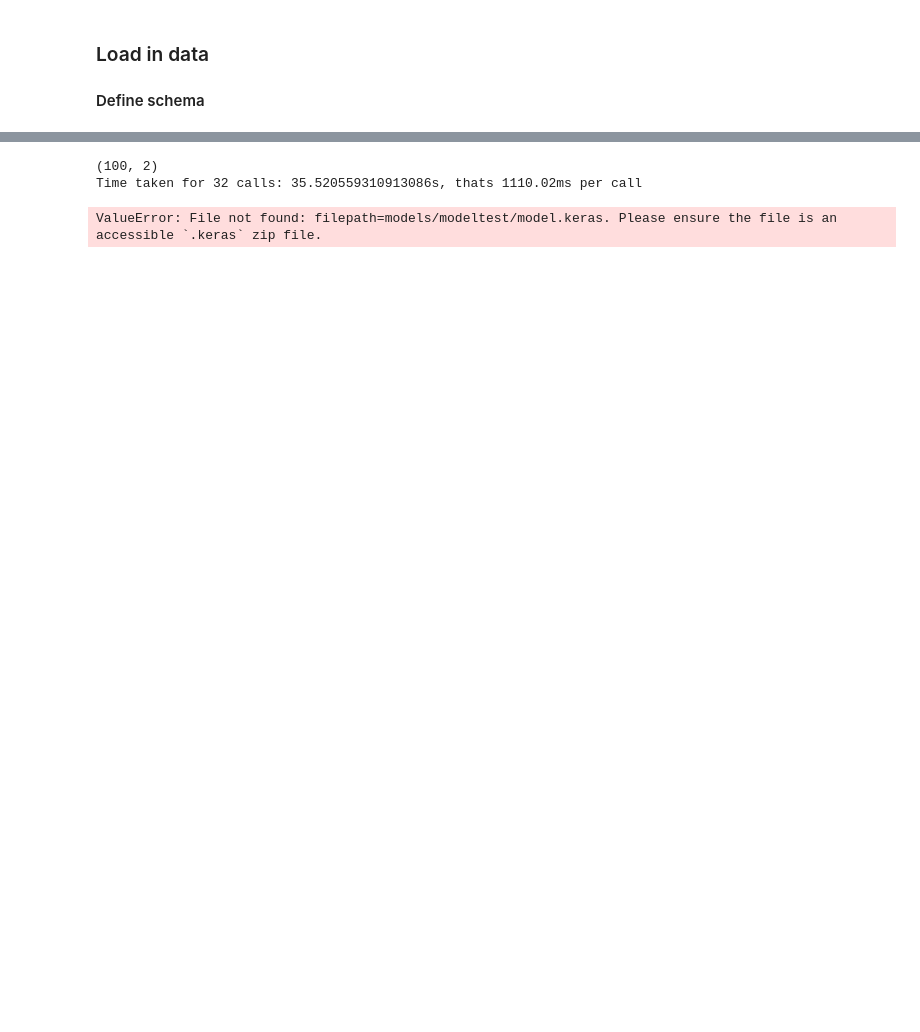
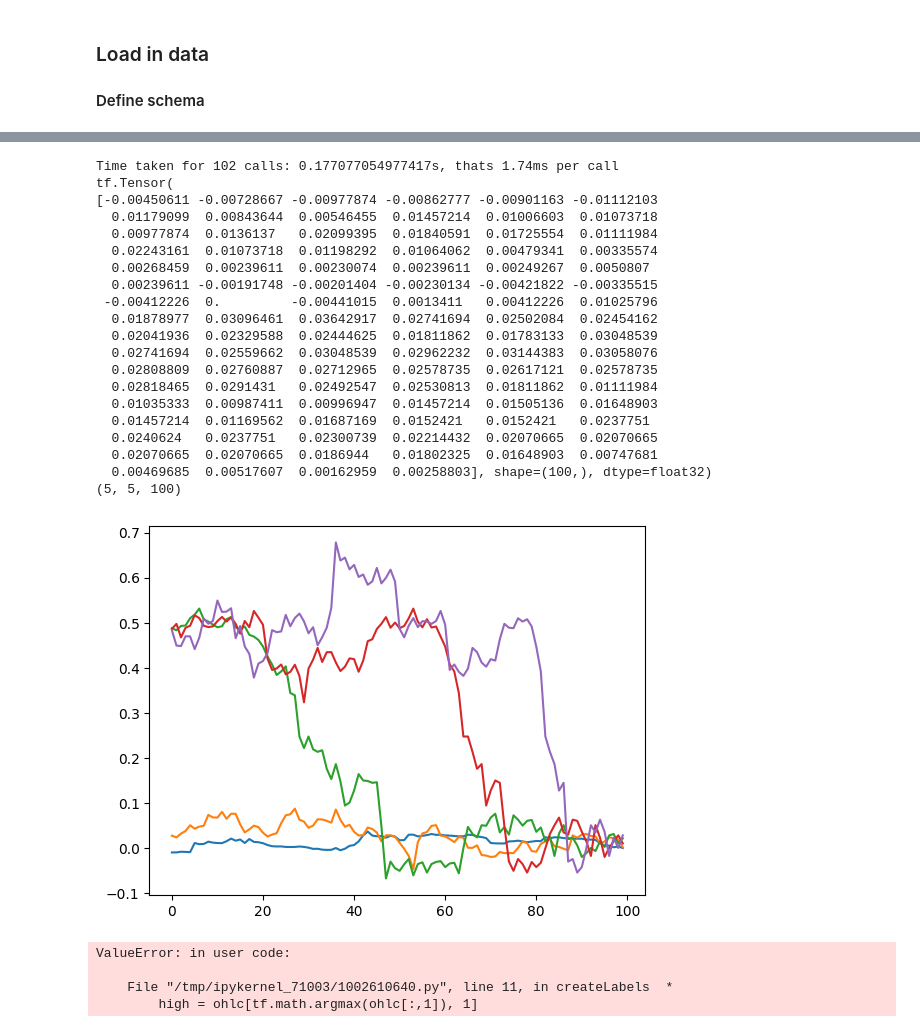
Before and after one commit to AlexShulzycki/levbot, a Jupyter notebook: Training/Window batching.ipynb, the cells around one changed output, grey strips where cells are left out. Drawn from its saved outputs; the diff is of its cells as text; code cells hidden in the pictures; blank space fills up the shorter version.

Commit message:
Jitification complete, we are now running like 1000 times faster lmao one epoch takes 47 seconds

```diff
--- a/Training/Window batching.ipynb
+++ b/Training/Window batching.ipynb
@@ -63,6 +63,6 @@ def slider():
 dataset = tf.data.Dataset.from_generator(slider,
     output_signature=(
         tf.TensorSpec((batchsize, 5,5,windowsize), dtype=tf.float32),
-        tf.TensorSpec((batchsize, lookahead+1,5), dtype=tf.float32))
+        tf.TensorSpec((batchsize, 5, 5, lookahead+1), dtype=tf.float32))
     )
 # %% [output]
@@ -73,18 +73,18 @@ I0000 00:00:1738851590.657663   23549 gpu_device.cc:2022] Created device /job:lo
 ws = slider()
 res = ws.__iter__().__next__()
 data = tf.convert_to_tensor(res[1])
+shape = data.shape
+print(data.shape)
 
-shape = data.shape
+dividepricesby = tf.reshape(data[:,0,0,0], (shape[0], 1, 1, 1))
+print(dividepricesby.shape)
+prices = tf.divide(data[:,:,0:4], dividepricesby) # divide by latest base timeframe close
+prices -= 1 # zero out
+prices *= 10 # convert to 1/10 percentage, so 1 = 10 percent
 
-# lookforward label making, format: batch, time (ascending from current), ohlcv
-divided = tf.divide(data, tf.reshape(data[:,0], (shape[0], 1, 5)))# divide lookforward by the base timeframe latest open
-# we expand dims because we are dividing each time the same
-divided -= 1 # zero out
-divided *= 10 # convert to 1/10th percentage, so 1 = 10 percent
-max = tf.reduce_max(divided[:,:,1], 1)
-min = tf.reduce_min(divided[:,:,2], 1)
-print(max.shape)
-print(min.shape)
-label = tf.stack([min, max], axis = 1)
+low = tf.reduce_min(prices[:,0,2], 1)
+high = tf.reduce_max(prices[:,0,1], 1)
+
+label = tf.stack([low, high], axis = 1)
 print(label.shape)
 # %% [output]
@@ -176,24 +203,42 @@ def printtimeframe(features):
         #plt.show()
     plt.show()
 # %%
-iterate_over = dataset.map(createLabelsbatch)
-iterate_over = dataset
+iterate_over = dataset.map(createLabelsBatch)
 
 import time
 t0 = None
 for i, data in enumerate(iterate_over):
     if np.any((tf.math.is_nan(data[0]))):
         print("NaN in data")
     if i == 0:
         t0 = time.time()
-    if i > 30:
+    if i > 100:
         tdelta = time.time() - t0
         print(f"Time taken for {i+1} calls: {tdelta}s, thats {((tdelta/(i+1))*1000):.2f}ms per call")
-        #printtimeframe(data[0])
+        printtimeframe(data[0])
         break
 # %% [output]
-(100, 2)
-Time taken for 32 calls: 35.520559310913086s, thats 1110.02ms per call
+Time taken for 102 calls: 0.177077054977417s, thats 1.74ms per call
+tf.Tensor(
+[-0.00450611 -0.00728667 -0.00977874 -0.00862777 -0.00901163 -0.01112103
+  0.01179099  0.00843644  0.00546455  0.01457214  0.01006603  0.01073718
+  0.00977874  0.0136137   0.02099395  0.01840591  0.01725554  0.01111984
+  0.02243161  0.01073718  0.01198292  0.01064062  0.00479341  0.00335574
+  0.00268459  0.00239611  0.00230074  0.00239611  0.00249267  0.0050807
+  0.00239611 -0.00191748 -0.00201404 -0.00230134 -0.00421822 -0.00335515
+ -0.00412226  0.         -0.00441015  0.0013411   0.00412226  0.01025796
+  0.01878977  0.03096461  0.03642917  0.02741694  0.02502084  0.02454162
+  0.02041936  0.02329588  0.02444625  0.01811862  0.01783133  0.03048539
+  0.02741694  0.02559662  0.03048539  0.02962232  0.03144383  0.03058076
+  0.02808809  0.02760887  0.02712965  0.02578735  0.02617121  0.02578735
+  0.02818465  0.0291431   0.02492547  0.02530813  0.01811862  0.01111984
+  0.01035333  0.00987411  0.00996947  0.01457214  0.01505136  0.01648903
+  0.01457214  0.01169562  0.01687169  0.0152421   0.0152421   0.0237751
+  0.0240624   0.0237751   0.02300739  0.02214432  0.02070665  0.02070665
+  0.02070665  0.02070665  0.0186944   0.01802325  0.01648903  0.00747681
+  0.00469685  0.00517607  0.00162959  0.00258803], shape=(100,), dtype=float32)
+(5, 5, 100)
+[figure, added]
 # %%
 import keras
 path = "models/modeltest/model.keras"
@@ -202,4 +247,7 @@ history = model.fit(dataset.map(createLabels),
                         epochs=1, verbose=1,
                         validation_data=None, callbacks=None)
 # %% [output]
-ValueError: File not found: filepath=models/modeltest/model.keras. Please ensure the file is an accessible `.keras` zip file.
+ValueError: in user code:
+
+    File "/tmp/ipykernel_71003/1002610640.py", line 11, in createLabels  *
+        high = ohlc[tf.math.argmax(ohlc[:,1]), 1]
```
Also changed, not shown: parts of 4 cells of this notebook, 3 other files.
